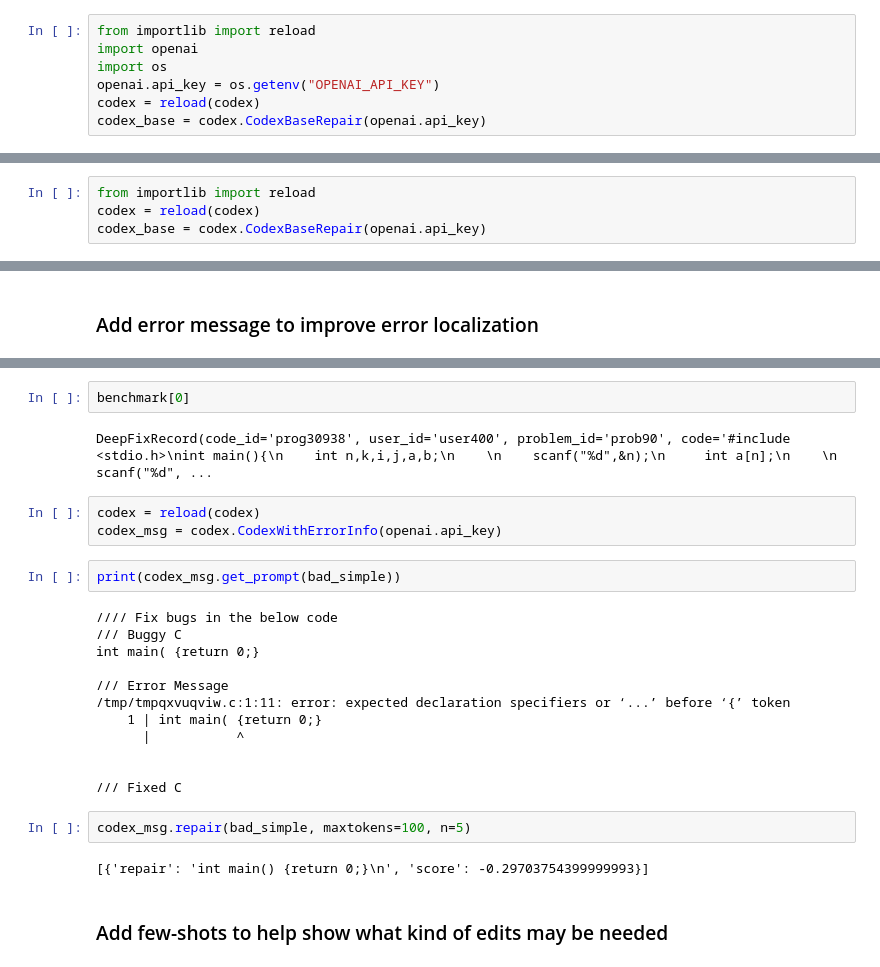
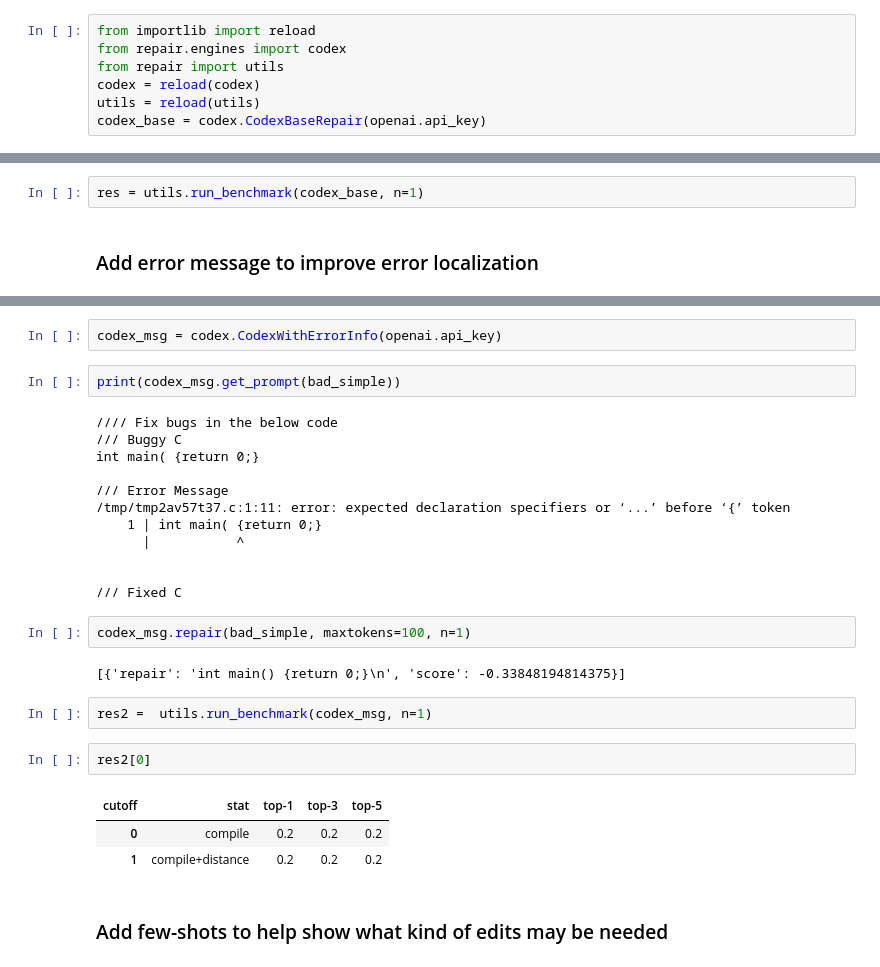
Before and after one commit to josepablocam/ai4code_repair, a Jupyter notebook: tutorial1-syntax-repair.ipynb, the cells around one changed output, grey strips where cells are left out. Saved outputs shown, nothing was run; the diff lists cells and outputs as text.

Commit message:
most of codex portion, some cleanup, and more setup

```diff
--- a/tutorial1-syntax-repair.ipynb
+++ b/tutorial1-syntax-repair.ipynb
@@ -163,7 +138,7 @@ class CodexBaseRepair(object):
 # %%
 from importlib import reload
-import openai
-import os
-openai.api_key = os.getenv("OPENAI_API_KEY")
+from repair.engines import codex
+from repair import utils
 codex = reload(codex)
+utils = reload(utils)
 codex_base = codex.CodexBaseRepair(openai.api_key)
@@ -174,4 +144,0 @@ codex_base.repair("int main({return 0;}")
-# %%
-from importlib import reload
-codex = reload(codex)
-codex_base = codex.CodexBaseRepair(openai.api_key)
@@ -182,3 +153,5 @@ codex_base.repair(bad_simple, maxtokens=10)
+# %%
+res = utils.run_benchmark(codex_base, n=1)
 # %% [markdown]
 ### Add error message to improve error localization
 # %%
@@ -201,12 +175,7 @@ class CodexWithErrorInfo(CodexBaseRepair):
             prompt += f"\n{kwargs['fixed']}\n\n"
 
         return prompt
-# %%
-benchmark[0]
-# %% [output]
-DeepFixRecord(code_id='prog30938', user_id='user400', problem_id='prob90', code='#include <stdio.h>\nint main(){\n    int n,k,i,j,a,b;\n    \n    scanf("%d",&n);\n     int a[n];\n    \n    scanf("%d", ...
 # %%
-codex = reload(codex)
 codex_msg = codex.CodexWithErrorInfo(openai.api_key)
 # %%
 print(codex_msg.get_prompt(bad_simple))
@@ -216,16 +185,24 @@ print(codex_msg.get_prompt(bad_simple))
 int main( {return 0;}
 
 /// Error Message
-/tmp/tmpqxvuqviw.c:1:11: error: expected declaration specifiers or ‘...’ before ‘{’ token
+/tmp/tmp2av57t37.c:1:11: error: expected declaration specifiers or ‘...’ before ‘{’ token
     1 | int main( {return 0;}
       |           ^
 
 
 /// Fixed C
 # %%
-codex_msg.repair(bad_simple, maxtokens=100, n=5)
+codex_msg.repair(bad_simple, maxtokens=100, n=1)
 # %% [output]
-[{'repair': 'int main() {return 0;}\n', 'score': -0.29703754399999993}]
+[{'repair': 'int main() {return 0;}\n', 'score': -0.33848194814375}]
+# %%
+res2 =  utils.run_benchmark(codex_msg, n=1)
+# %%
+res2[0]
+# %% [output]
+| cutoff | stat | top-1 | top-3 | top-5 |
+| 0 | compile | 0.2 | 0.2 | 0.2 |
+| 1 | compile+distance | 0.2 | 0.2 | 0.2 |
 # %% [markdown]
 ### Add few-shots to help show what kind of edits may be needed
 # %%
```
Also changed, not shown: parts of 36 cells of this notebook, 9 other files.
